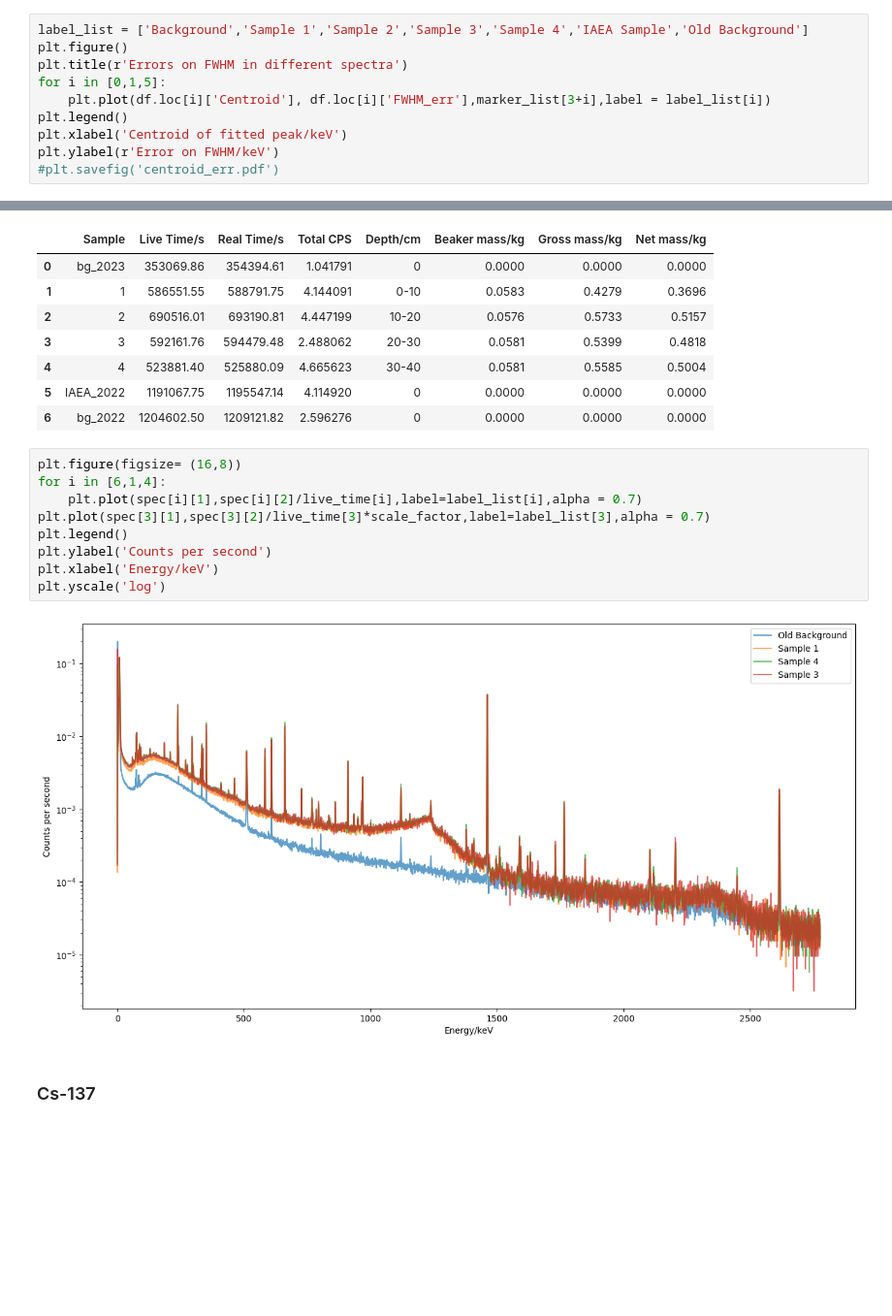
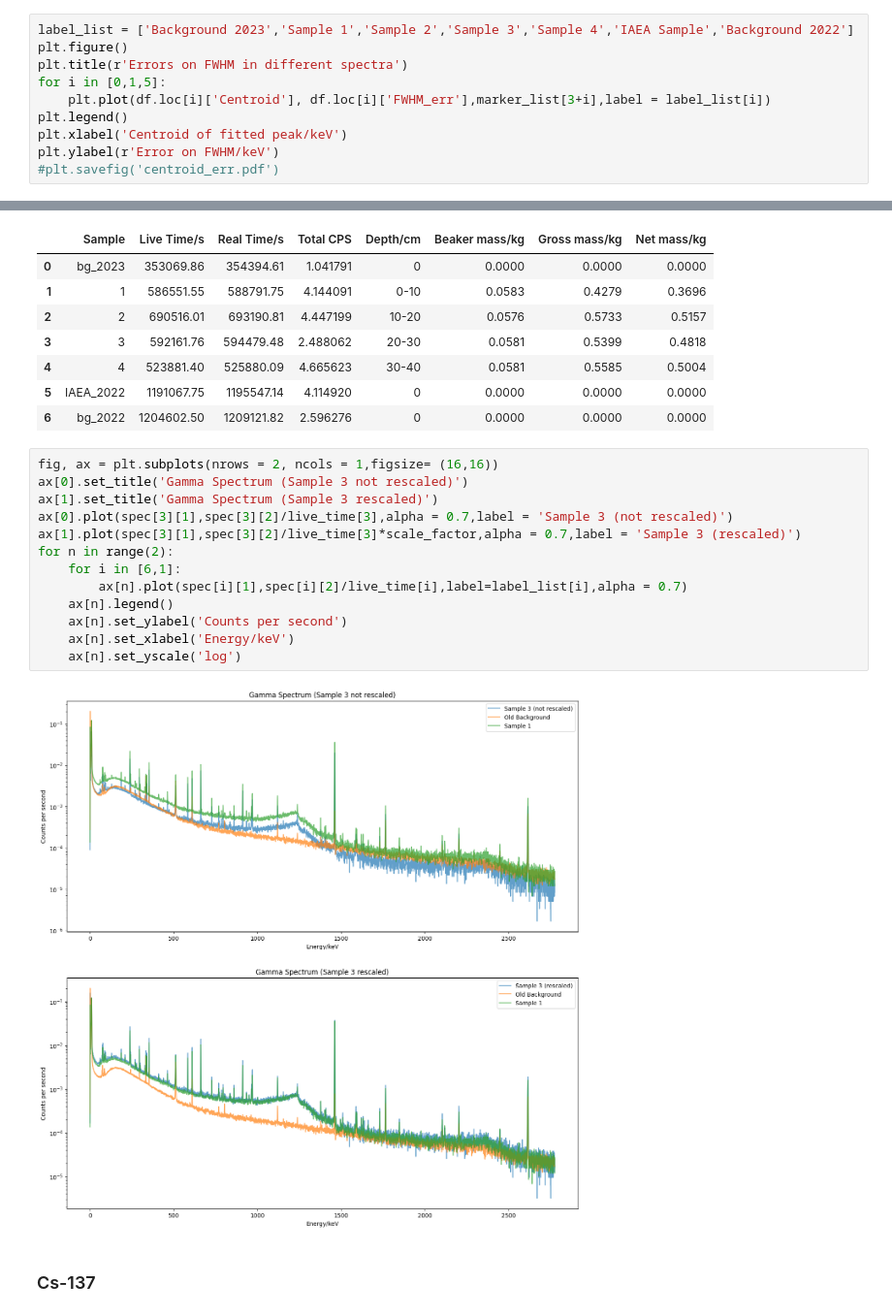
Before and after one commit to ngcnpeter/HPGe_lab_y3, a Jupyter notebook: spectal_analysis.ipynb, the cells around one changed output, grey strips where cells are left out. Shown at 97% size. Saved outputs shown, nothing was run; the diff lists cells and outputs as text; blank space fills up the shorter version.

```diff
--- a/spectal_analysis.ipynb
+++ b/spectal_analysis.ipynb
@@ -204,7 +202,7 @@ def chi2_prob(fit,data,err,df):
 # %%
 marker_list = list(Line2D.markers.keys())
 # %%
-label_list = ['Background','Sample 1','Sample 2','Sample 3','Sample 4','IAEA Sample','Old Background']
+label_list = ['Background 2023','Sample 1','Sample 2','Sample 3','Sample 4','IAEA Sample','Background 2022']
 plt.figure()
 plt.title(r'Errors on FWHM in different spectra')
 for i in [0,1,5]:
@@ -643,17 +627,21 @@ sample_df
 | 4 | 4 | 523881.40 | 525880.09 | 4.665623 | 30-40 | 0.0581 | 0.5585 | 0.5004 |
 | 5 | IAEA_2022 | 1191067.75 | 1195547.14 | 4.114920 | 0 | 0.0000 | 0.0000 | 0.0000 |
 | 6 | bg_2022 | 1204602.50 | 1209121.82 | 2.596276 | 0 | 0.0000 | 0.0000 | 0.0000 |
-# %%
-plt.figure(figsize= (16,8))
-for i in [6,1,4]:
-    plt.plot(spec[i][1],spec[i][2]/live_time[i],label=label_list[i],alpha = 0.7)
-plt.plot(spec[3][1],spec[3][2]/live_time[3]*scale_factor,label=label_list[3],alpha = 0.7)
-plt.legend()
-plt.ylabel('Counts per second')
-plt.xlabel('Energy/keV')
-plt.yscale('log')
-# %% [output]
-[figure, removed]
+# %%
+fig, ax = plt.subplots(nrows = 2, ncols = 1,figsize= (16,16))
+ax[0].set_title('Gamma Spectrum (Sample 3 not rescaled)')
+ax[1].set_title('Gamma Spectrum (Sample 3 rescaled)')
+ax[0].plot(spec[3][1],spec[3][2]/live_time[3],alpha = 0.7,label = 'Sample 3 (not rescaled)')
+ax[1].plot(spec[3][1],spec[3][2]/live_time[3]*scale_factor,alpha = 0.7,label = 'Sample 3 (rescaled)')
+for n in range(2):
+    for i in [6,1]:
+        ax[n].plot(spec[i][1],spec[i][2]/live_time[i],label=label_list[i],alpha = 0.7)
+    ax[n].legend()
+    ax[n].set_ylabel('Counts per second')
+    ax[n].set_xlabel('Energy/keV')
+    ax[n].set_yscale('log')
+# %% [output]
+[figure, added]
 # %% [markdown]
 ### Cs-137
 # %%
```
Also changed, not shown: parts of 14 cells of this notebook.
